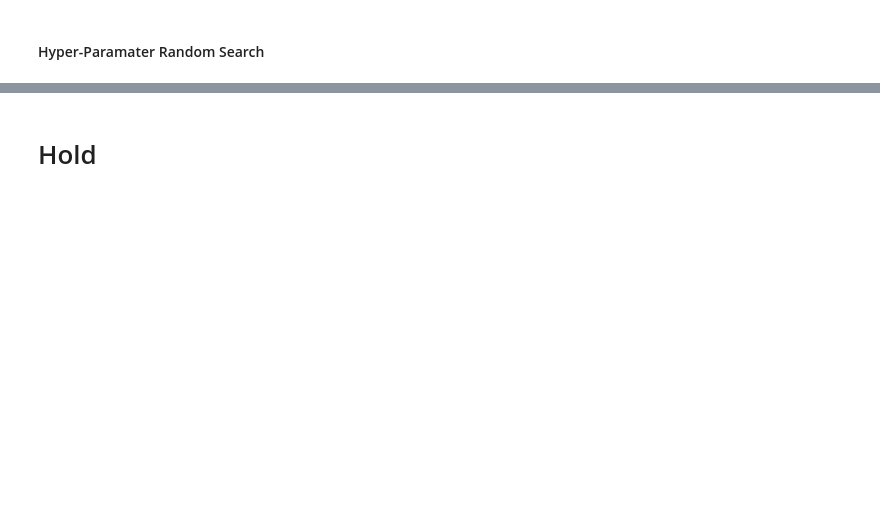
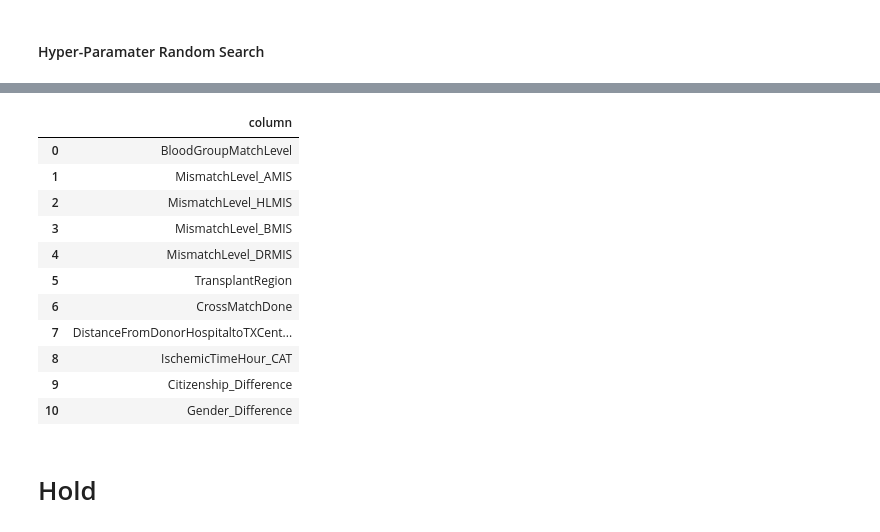
Before and after one commit to Denvirgama/Project, a Jupyter notebook: UNOS/Notebook/6_ML_(2016-2021)_CAT_CAN.ipynb, the cells around one changed output, grey strips where cells are left out. Saved outputs shown, nothing was run; the diff lists cells and outputs as text; code cells hidden in the pictures; blank space fills up the shorter version.

```diff
--- a/UNOS/Notebook/6_ML_(2016-2021)_CAT_CAN.ipynb
+++ b/UNOS/Notebook/6_ML_(2016-2021)_CAT_CAN.ipynb
@@ -966,6 +966,21 @@ weighted avg       0.80      0.78      0.78      3141
 df_classfication = df_classfication.drop(index=range(12, 14))
 # Reset the index
 df_classfication = df_classfication.reset_index(drop=True)
+# %%
+df_both
+# %% [output]
+|  | column |
+| 0 | BloodGroupMatchLevel |
+| 1 | MismatchLevel_AMIS |
+| 2 | MismatchLevel_HLMIS |
+| 3 | MismatchLevel_BMIS |
+| 4 | MismatchLevel_DRMIS |
+| 5 | TransplantRegion |
+| 6 | CrossMatchDone |
+| 7 | DistanceFromDonorHospitaltoTXCent... |
+| 8 | IschemicTimeHour_CAT |
+| 9 | Citizenship_Difference |
+| 10 | Gender_Difference |
 # %% [markdown]
 # Hold
 # %%
```
Also changed, not shown: 5 other files.
